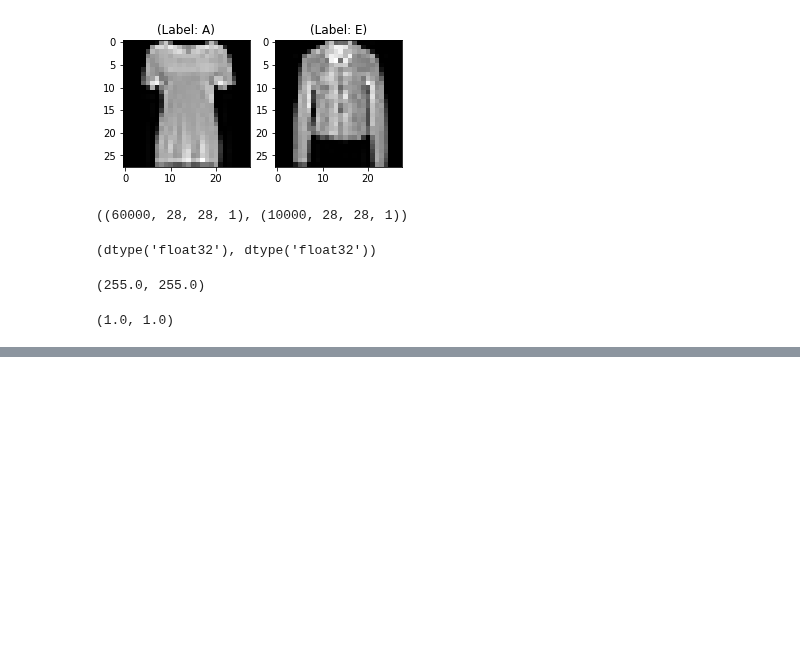
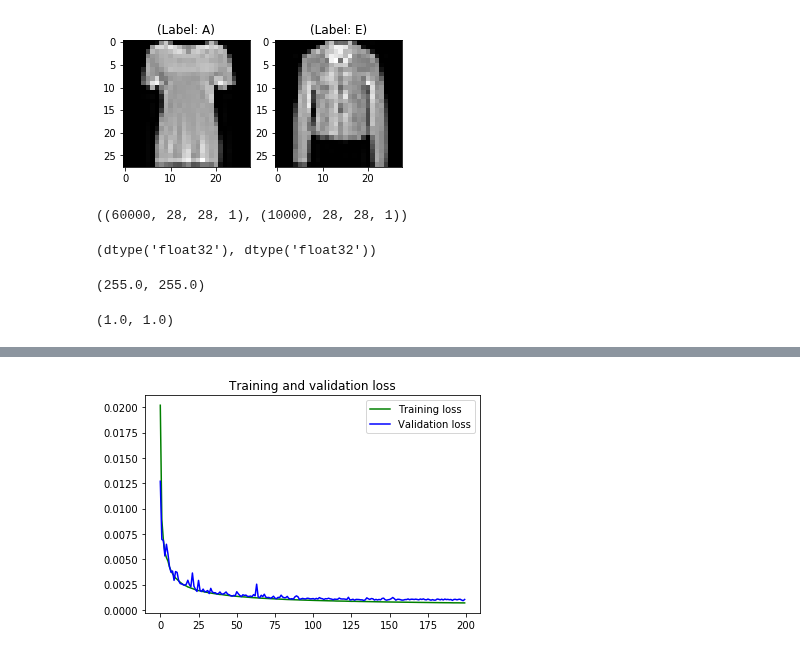
Before and after one commit to borodark/ie7860, a Jupyter notebook: Autoencoder.ipynb, the cells around one changed output, grey strips where cells are left out. Cells and saved outputs as stored; diff of their text form; code cells hidden in the pictures; blank space fills up the shorter version.

Commit message:
autoencoders take I

```diff
--- a/Autoencoder.ipynb
+++ b/Autoencoder.ipynb
@@ -121,7 +123,7 @@ def encoder(input_img):
     conv1 = BatchNormalization()(conv1)
     pool1 = MaxPooling2D(pool_size=(2, 2))(conv1) #14 x 14 x 32
     conv2 = Conv2D(64, (3, 3), activation='relu', padding='same')(pool1) #14 x 14 x 64
-    conv2 = tf.keras.layers.BatchNormalization()(conv2)
+    conv2 = BatchNormalization()(conv2)
     conv2 = Conv2D(64, (3, 3), activation='relu', padding='same')(conv2)
     conv2 = BatchNormalization()(conv2)
     pool2 = MaxPooling2D(pool_size=(2, 2))(conv2) #7 x 7 x 64
@@ -185,10 +201,13 @@ Epoch 2/200
 # %%
 loss = autoencoder_train.history['loss']
 val_loss = autoencoder_train.history['val_loss']
 epochs = range(200)
 plt.figure()
-plt.plot(epochs, loss, 'bo', label='Training loss')
+plt.plot(epochs, loss, 'g', label='Training loss')
 plt.plot(epochs, val_loss, 'b', label='Validation loss')
 plt.title('Training and validation loss')
 plt.legend()
 plt.show()
+autoencoder.save_weights('autoencoder.h5')
+# %% [output]
+[figure, added]
```
Also changed, not shown: parts of 3 cells of this notebook, 3 other files.
